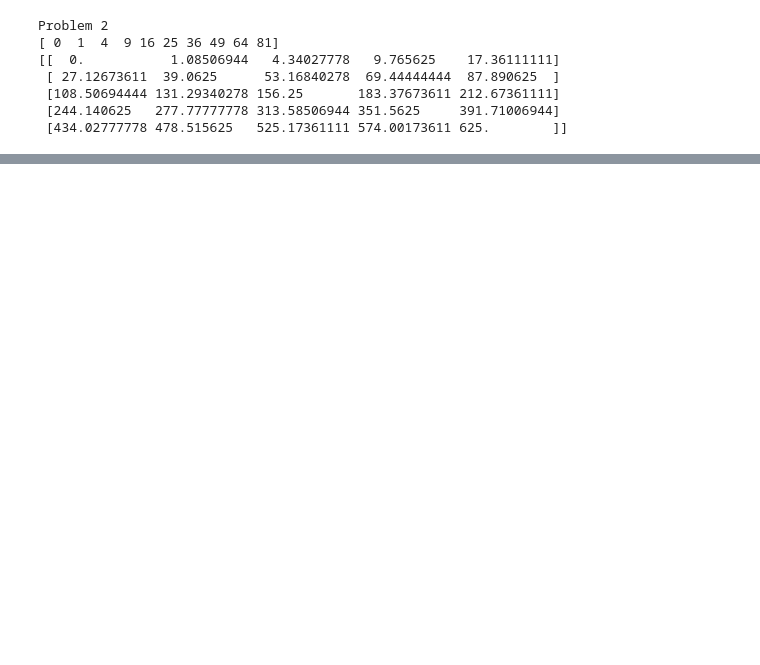
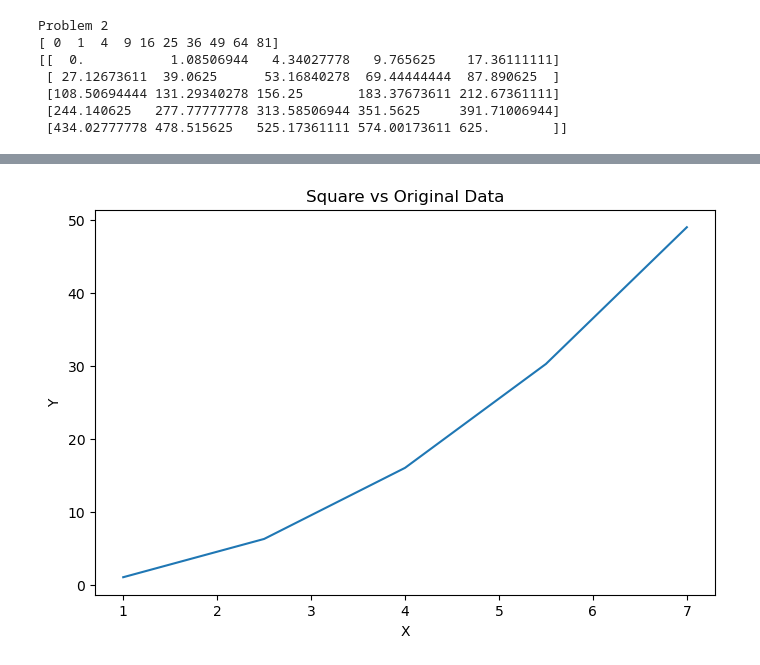
Before and after one commit to mbrowncodes/ast4762, a Jupyter notebook: homework/hw3_kenzb4/hw3_kenzb4.ipynb, the cells around one changed output, grey strips where cells are left out. Cells and saved outputs as stored; diff of their text form; code cells hidden in the pictures; blank space fills up the shorter version.

```diff
--- a/homework/hw3_kenzb4/hw3_kenzb4.ipynb
+++ b/homework/hw3_kenzb4/hw3_kenzb4.ipynb
@@ -33,2 +41,22 @@ Problem 3
 # %%
 print("Problem 4")
+# %%
+
+
+
+def squareplot(low, high, pt_num, saveplot=False):
+    x = np.linspace(low, high, pt_num) #makes array from input graph values, includes
+    # highest value of x in it
+    y = square(x) #makes new array that is square of x array values
+
+    plt.figure(  figsize=(8,5)  ) #make figure readable size
+    plt.plot(x, y)  # plot x vs y
+    plt.title("Square vs Original Data")
+    plt.xlabel("X")
+    plt.ylabel("Y")
+
+# example squareplot(0, 10, 5)
+
+squareplot(1, 7, 5)
+# %% [output]
+[figure, added]
```
Also changed, not shown: parts of 1 cell of this notebook, 14 other files.
